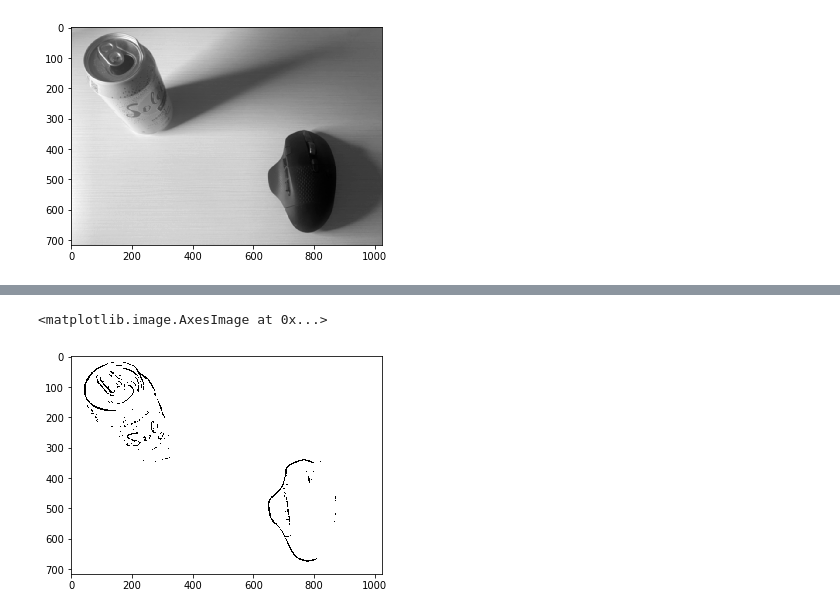
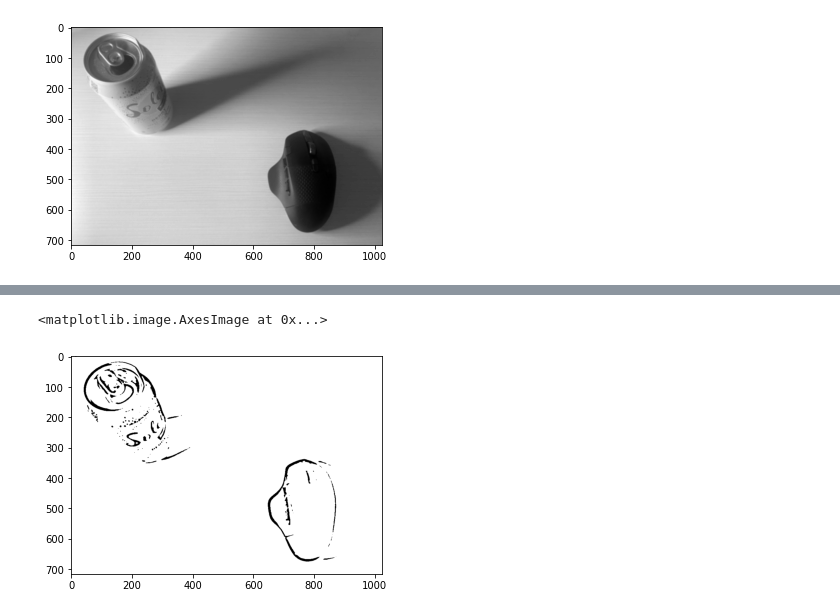
Before and after one commit to doofusdavid/CSC515_Module6_CriticalThinking, a Jupyter notebook: image_process.ipynb, the cells around one changed output, grey strips where cells are left out. Saved outputs shown, nothing was run; the diff lists cells and outputs as text; code cells hidden in the pictures.

```diff
--- a/image_process.ipynb
+++ b/image_process.ipynb
@@ -50,6 +50,6 @@ plt.imshow(thresh, cmap='gray')
 # %%
-thresh = cv2.adaptiveThreshold(blurred, 255, cv2.ADAPTIVE_THRESH_GAUSSIAN_C, cv2.THRESH_BINARY, 21, 10)
+thresh = cv2.adaptiveThreshold(blurred, 255, cv2.ADAPTIVE_THRESH_GAUSSIAN_C, cv2.THRESH_BINARY, 35, 10)
 plt.imshow(thresh, cmap='gray')
 # %% [output]
 <matplotlib.image.AxesImage at 0x...>
-[figure, old version]
+[figure, new version]
```
Also changed, not shown: parts of 5 cells of this notebook, 3 other files.
